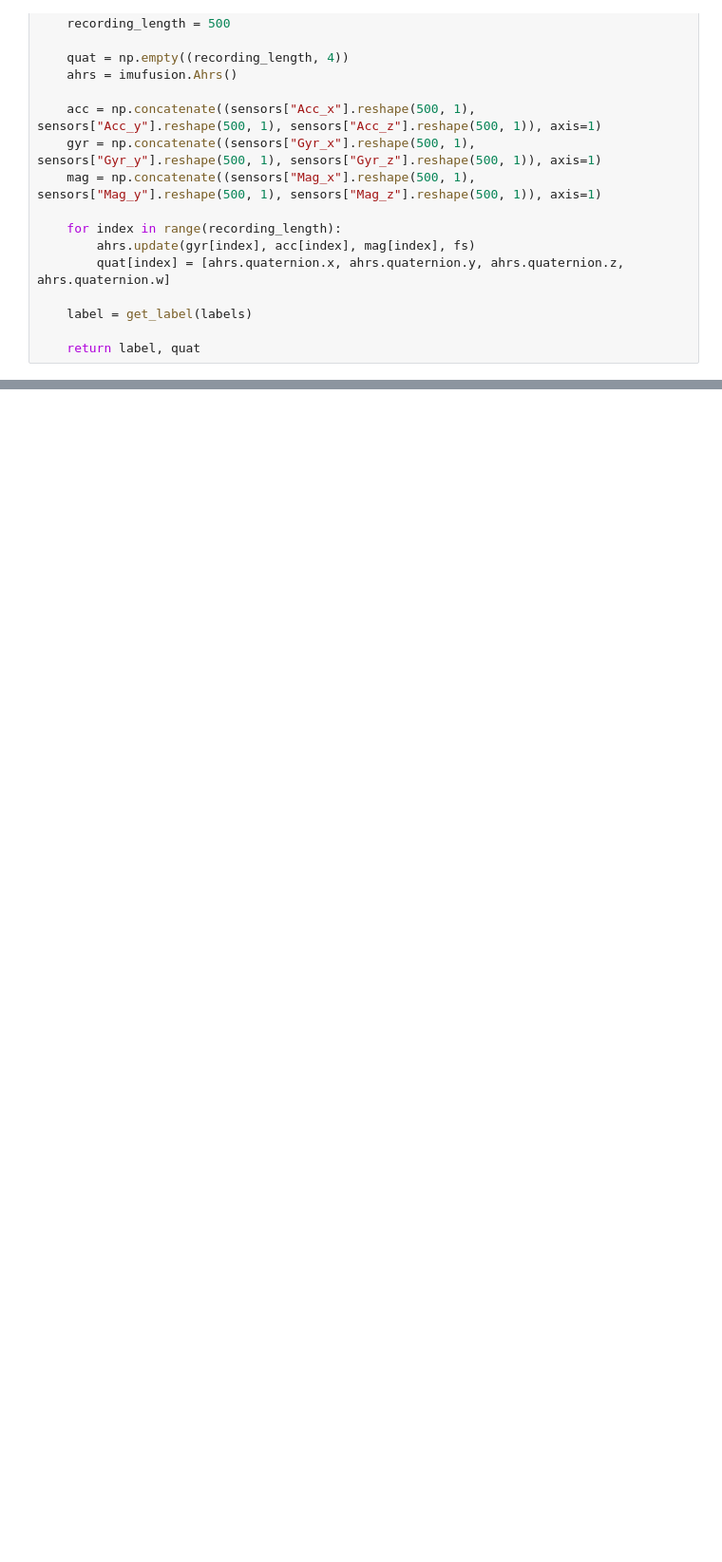
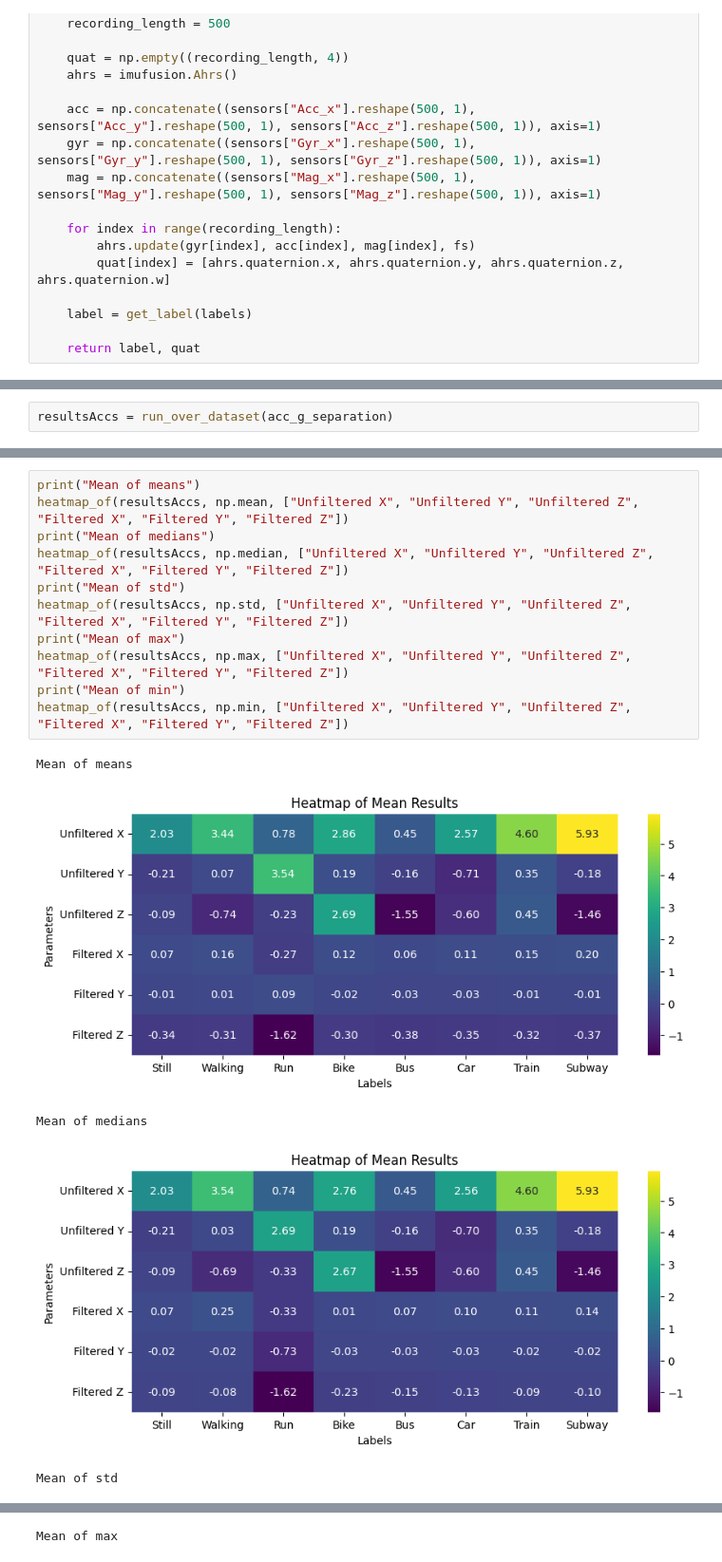
Before and after one commit to pddusza/Sussex_Challange_2025, a Jupyter notebook: sensor_fusion_overview.ipynb, the cells around one changed output, grey strips where cells are left out. Shown at 95% size. Saved outputs shown, nothing was run; the diff lists cells and outputs as text; blank space fills up the shorter version.

```diff
--- a/sensor_fusion_overview.ipynb
+++ b/sensor_fusion_overview.ipynb
@@ -246,0 +342,2 @@ results = run_over_dataset(euler_angles)
+# %%
+resultsAccs = run_over_dataset(acc_g_separation)
@@ -246,0 +362,17 @@ results = run_over_dataset(euler_angles)
+# %%
+print("Mean of means")
+heatmap_of(resultsAccs, np.mean, ["Unfiltered X", "Unfiltered Y", "Unfiltered Z", "Filtered X", "Filtered Y", "Filtered Z"])
+print("Mean of medians")
+heatmap_of(resultsAccs, np.median, ["Unfiltered X", "Unfiltered Y", "Unfiltered Z", "Filtered X", "Filtered Y", "Filtered Z"])
+print("Mean of std")
+heatmap_of(resultsAccs, np.std, ["Unfiltered X", "Unfiltered Y", "Unfiltered Z", "Filtered X", "Filtered Y", "Filtered Z"])
+print("Mean of max")
+heatmap_of(resultsAccs, np.max, ["Unfiltered X", "Unfiltered Y", "Unfiltered Z", "Filtered X", "Filtered Y", "Filtered Z"])
+print("Mean of min")
+heatmap_of(resultsAccs, np.min, ["Unfiltered X", "Unfiltered Y", "Unfiltered Z", "Filtered X", "Filtered Y", "Filtered Z"])
+# %% [output]
+Mean of means
+[figure, added]
+Mean of medians
+[figure, added]
+Mean of std
@@ -246,0 +380 @@ results = run_over_dataset(euler_angles)
+Mean of max
```
Also changed, not shown: parts of 12 cells of this notebook, 1 other file.
